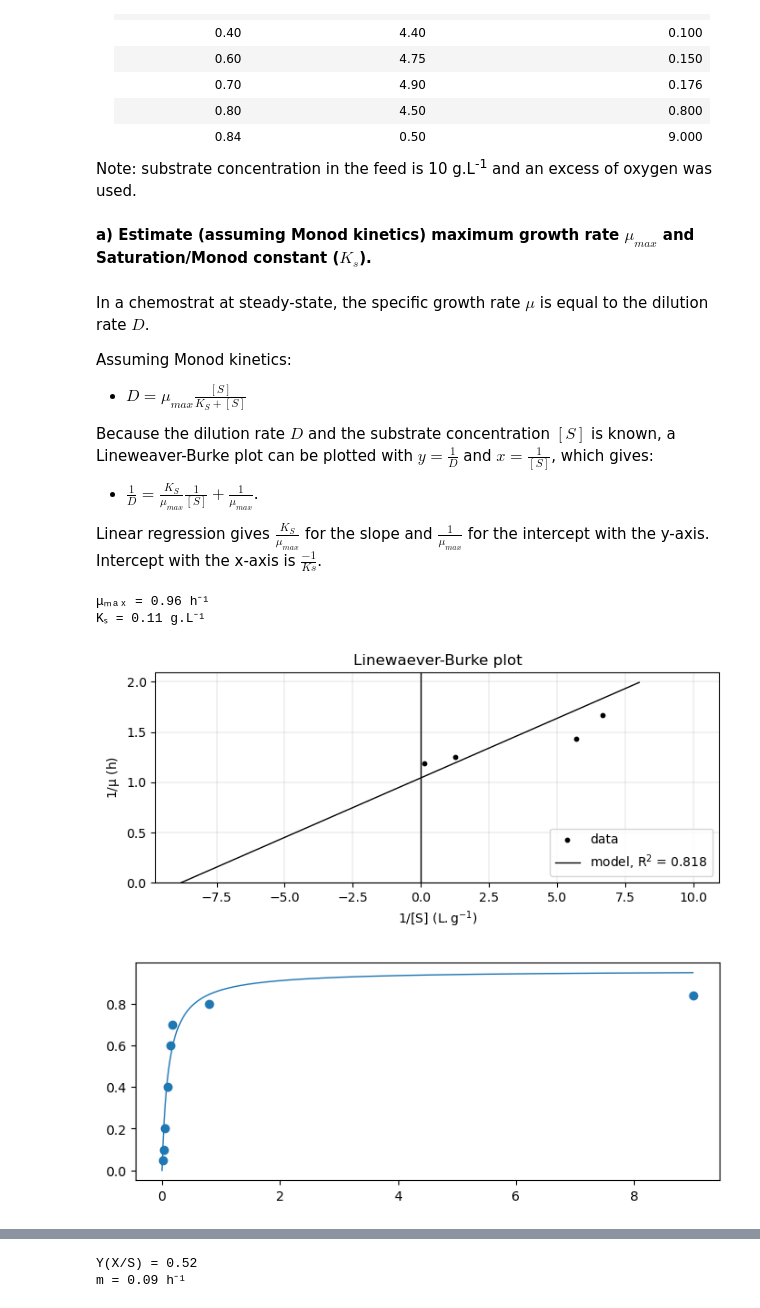
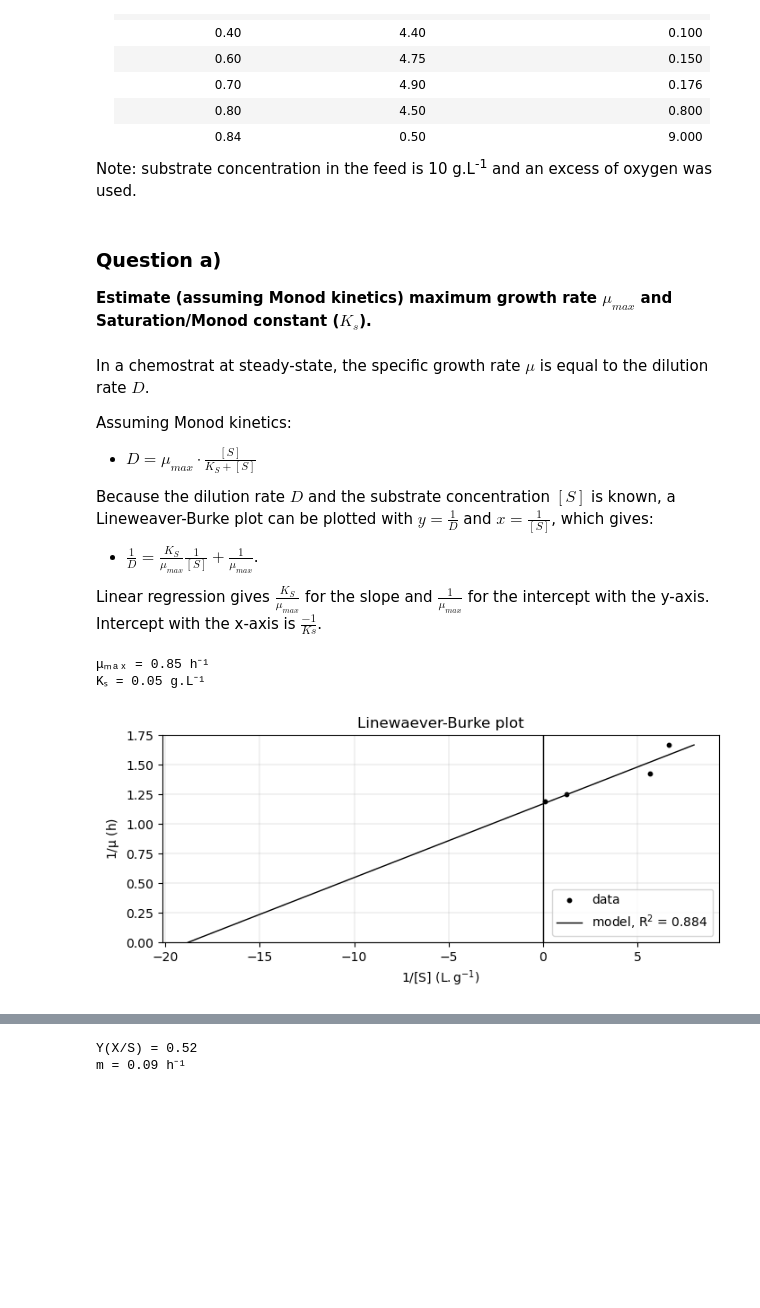
Before and after one commit to jonathanrsr/biochemical, a Jupyter notebook: Projects/2. Enzyme kinetics and microbial growth/Exercise 4.ipynb, the cells around one changed output, grey strips where cells are left out. Drawn from its saved outputs; the diff is of its cells as text; code cells hidden in the pictures; blank space fills up the shorter version.

Commit message:
Finished exercise 4, need to put better comments and polish graphs

```diff
--- a/Projects/2. Enzyme kinetics and microbial growth/Exercise 4.ipynb
+++ b/Projects/2. Enzyme kinetics and microbial growth/Exercise 4.ipynb
@@ -35,12 +35,13 @@ X = np.array([3.2, 3.7, 4, 4.4, 4.75, 4.9, 4.5, 0.5]) # Cell concentration, g/L
 S = np.array([0.012, 0.028, 0.05, 0.1, 0.15, 0.176, 0.8, 9]) # Carbon substrate concentration, g/L
 S0 = 10 # Carbon substrate concentration in the feed, g/L
 # %% [markdown]
-**a) Estimate (assuming Monod kinetics) maximum growth rate $\mu_{max}$ and Saturation/Monod constant ($K_s$).**
+### Question a)
+**Estimate (assuming Monod kinetics) maximum growth rate $\mu_{max}$ and Saturation/Monod constant ($K_s$).**
 # %% [markdown]
 In a chemostrat at steady-state, the specific growth rate $\mu$ is equal to the dilution rate $D$.
 
 Assuming Monod kinetics:
-* $D = \mu_{max}\frac{[S]}{K_S + [S]}$
+* $D = \mu_{max} \cdot \frac{[S]}{K_S + [S]}$
 
 Because the dilution rate $D$ and the substrate concentration $[S]$ is known, a Lineweaver-Burke plot can be plotted with $y = \frac{1}{D}$ and $x = \frac{1}{[S]}$, which gives:
 * $\frac{1}{D} = \frac{K_S}{\mu_{max}}\frac{1}{[S]} + \frac{1}{\mu_{max}}$.
@@ -49,44 +50,38 @@ Linear regression gives $\frac{K_S}{\mu_{max}}$ for the slope and $\frac{1}{\mu_
 # %%
 x = (1/S[4:]).reshape((-1, 1))
 y = 1/D[4:]
 
 model = LinearRegression().fit(x, y)
 slope = model.coef_[0] # ==> Ks/mu_max
 y_intercept = float(model.intercept_) # ==> 1/mu_max
 x_intercept = -y_intercept/slope # ==> -1/Ks
 R2 = model.score(x, y) # R^2
 
-mu_max = np.round(1/y_intercept, 2) # 1/h
-Ks = np.round(-1/x_intercept, 2) # g/L
+mu_max = 1/y_intercept # 1/h
+Ks = -1/x_intercept # g/L
 
 # Create 2 points for plotting the model
 x_model = np.array([x_intercept, 1/S[4]*1.2])
 y_model = model.predict(x_model.reshape((-1, 1)))
 
-print(f'μₘₐₓ = {round(mu_max, 2)} h⁻¹\nKₛ = {round(Ks, 2)} g.L⁻¹\n')
+print(f'μₘₐₓ = {np.round(mu_max, 2)} h⁻¹\nKₛ = {np.round(Ks, 2)} g.L⁻¹\n')
 
+# Lineweaver-Burke plot
 plt.scatter(x, y, color = 'black', s = 10.0, label = 'data')
 plt.plot(x_model, y_model, color = 'black',
          label = r'model, $\mathregular{R^2}$ = ' +
          f'{round(R2, 3):.3f}')
 plt.vlines(0, 0, np.max(y_model)*1.05, color = 'black')
 plt.xlabel(r'1/[S] ($\mathregular{L.g^{-1}}$)')
 plt.ylabel(r'1/$\mathregular{\mu}$ (h)')
 plt.ylim(0, np.max(y_model)*1.05)
 plt.legend(loc = 'lower right')
 plt.grid(linewidth = 0.25)
 plt.title('Linewaever-Burke plot')
 plt.show()
-
-x = np.linspace(0, 9, 1000)
-y = mu_max*x/(Ks + x)
-plt.scatter(S, D)
-plt.plot(x, y)
-plt.show()
 #plt.savefig('Projects\\2. Enzyme kinetics and microbial growth\\Images\\4.a.eps', format = 'eps')
 # %% [output]
-μₘₐₓ = 0.96 h⁻¹
-Kₛ = 0.11 g.L⁻¹
+μₘₐₓ = 0.85 h⁻¹
+Kₛ = 0.05 g.L⁻¹
-[figure, old version]
+[figure, new version]
-[figure, removed]
 # %% [markdown]
```
Also changed, not shown: parts of 14 cells of this notebook.
